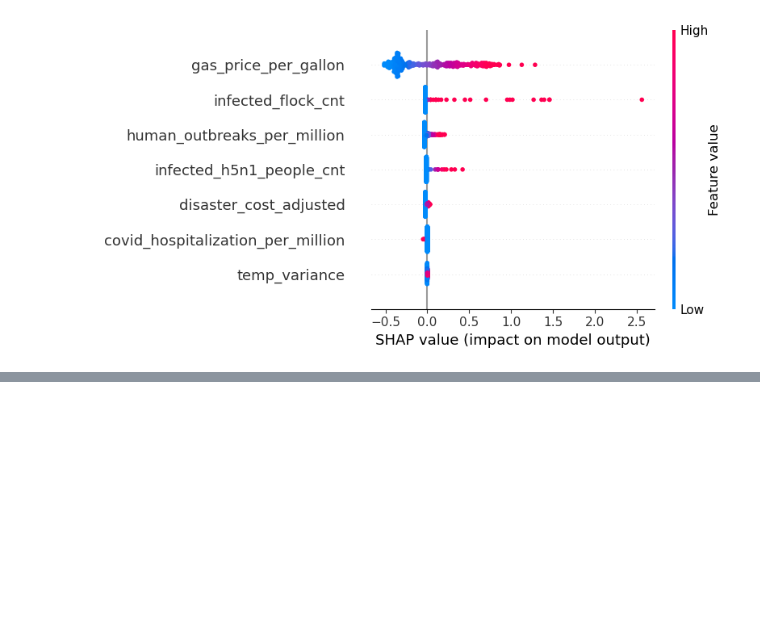
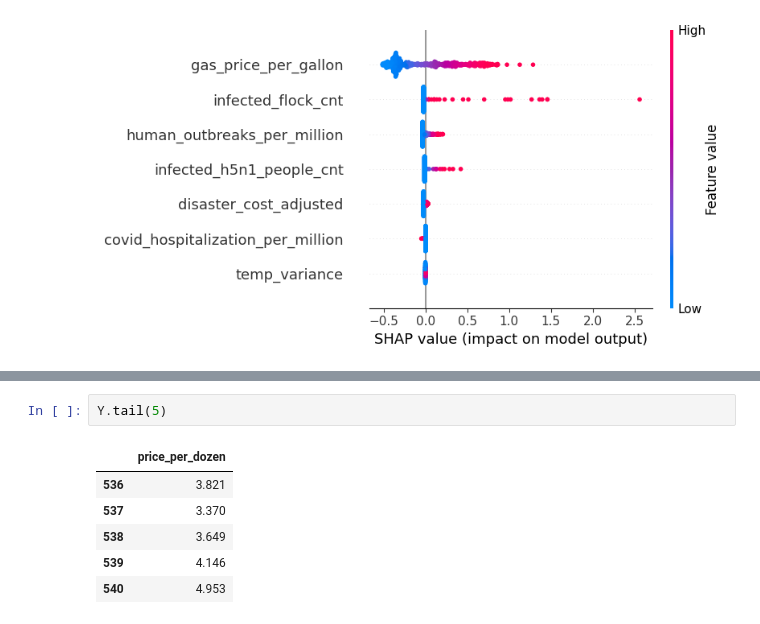
Before and after one commit to sahn1998/egg-price-prediction, a Jupyter notebook: model/linear_ridge_lasso_reg.ipynb, the cells around one changed output, grey strips where cells are left out. Cells and saved outputs as stored; diff of their text form; blank space fills up the shorter version.

```diff
--- a/model/linear_ridge_lasso_reg.ipynb
+++ b/model/linear_ridge_lasso_reg.ipynb
@@ -250,0 +272,9 @@ shap.summary_plot(shap_values, X_train)
+# %%
+Y.tail(5)
+# %% [output]
+|  | price_per_dozen |
+| 536 | 3.821 |
+| 537 | 3.370 |
+| 538 | 3.649 |
+| 539 | 4.146 |
+| 540 | 4.953 |
```
Also changed, not shown: parts of 6 cells of this notebook, 1 other file.
